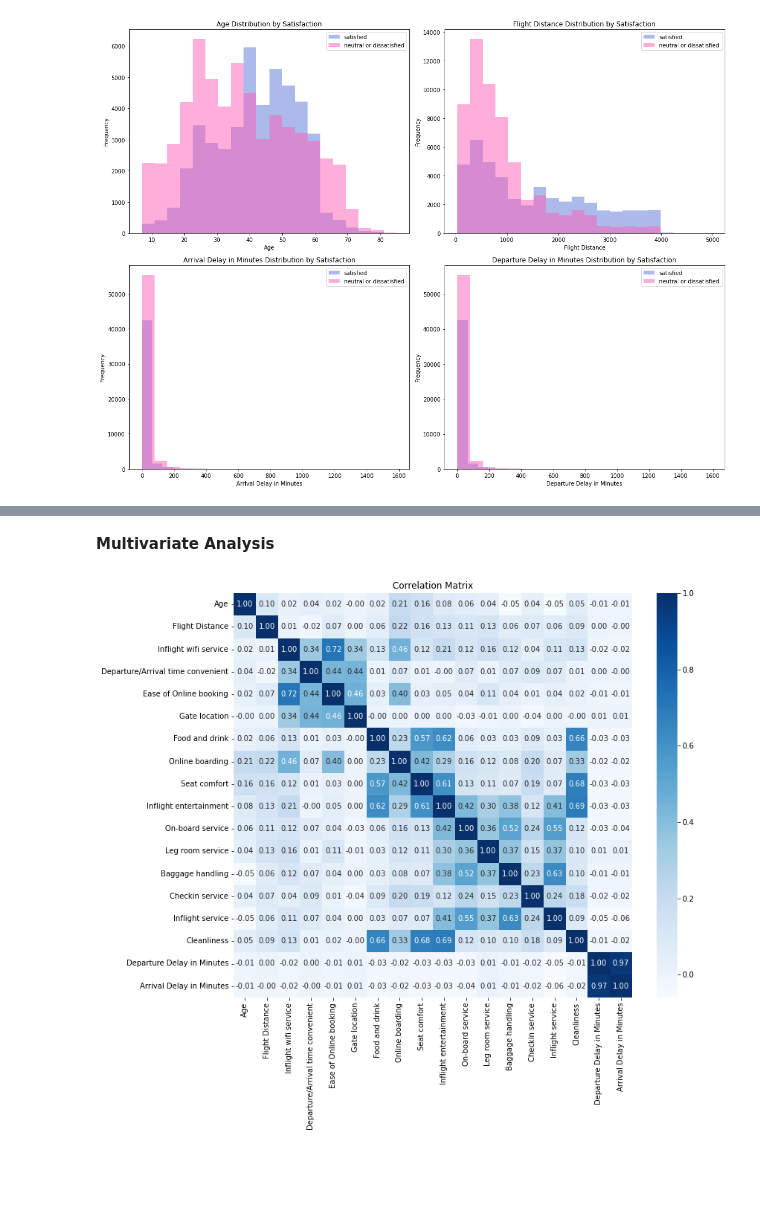
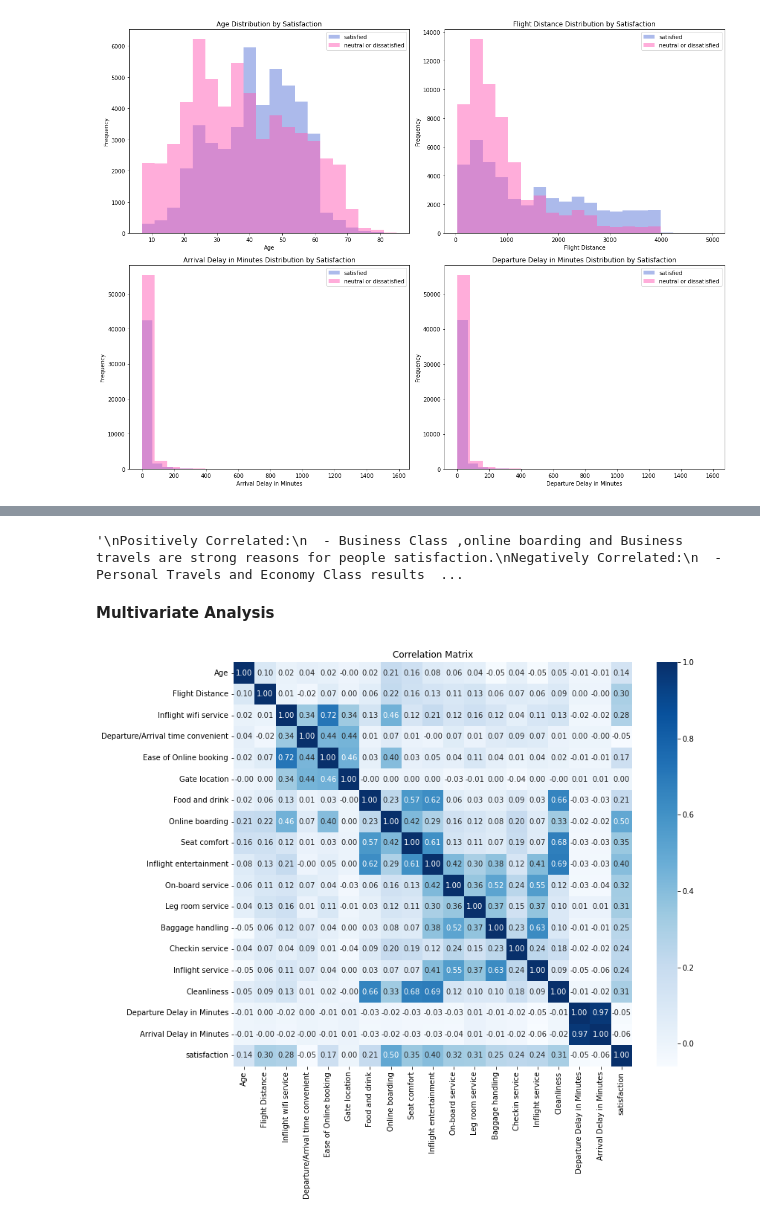
Before and after one commit to hebaashraf21/Airline_Passenger_Satisfaction_Prediction, a Jupyter notebook: code/eda.ipynb, the cells around one changed output, grey strips where cells are left out. Saved outputs shown, nothing was run; the diff lists cells and outputs as text; code cells hidden in the pictures; blank space fills up the shorter version.

Commit message:
Insights from eda + data preprocessing + models

```diff
--- a/code/eda.ipynb
+++ b/code/eda.ipynb
@@ -8,5 +13,7 @@ import pandas as pd
 # %%
 current_dir = os.getcwd()
 relative_path_train = os.path.join('..', 'data', 'cleaned_train_data.csv')
+relative_path_test = os.path.join('..', 'data', 'cleaned_test_data.csv')
 
-cleaned_data = pd.read_csv(os.path.join(current_dir, relative_path_train))
+cleaned_train_data = pd.read_csv(os.path.join(current_dir, relative_path_train))
+cleaned_test_data = pd.read_csv(os.path.join(current_dir, relative_path_test))
@@ -130,0 +244,7 @@ plt.show()
+# %%
+plt.figure(figsize = (10,5))
+
+cleaned_train_data["satisfaction"].replace({"satisfied": 1, "neutral or dissatisfied": 0}, inplace = True)
+df_dummies = pd.get_dummies(cleaned_train_data)
+cleaned_train_data.corr()['satisfaction'].sort_values(ascending = False).plot(kind = 'bar')
+plt.show()
@@ -131,15 +253,24 @@ plt.show()
+# %%
+'''
+Positively Correlated:
+  - Business Class ,online boarding and Business travels are strong reasons for people satisfaction.
+Negatively Correlated:
+  - Personal Travels and Economy Class results in Unsatisfaction.
+'''
+# %% [output]
+'\nPositively Correlated:\n  - Business Class ,online boarding and Business travels are strong reasons for people satisfaction.\nNegatively Correlated:\n  - Personal Travels and Economy Class results  ...
 # %% [markdown]
 **Multivariate Analysis**
 # %%
 import seaborn as sns
 
 # Compute the correlation matrix
-corr = cleaned_data.corr()
+corr = cleaned_train_data.corr()
 
 # Create a heatmap of the correlation matrix
 plt.figure(figsize=(12, 10))
 sns.heatmap(corr, annot=True, cmap='Blues', fmt=".2f")
 plt.title('Correlation Matrix')
 plt.show()
 # %% [output]
-[figure, old version]
+[figure, new version]
```
Also changed, not shown: parts of 42 cells of this notebook, 1 other file.
